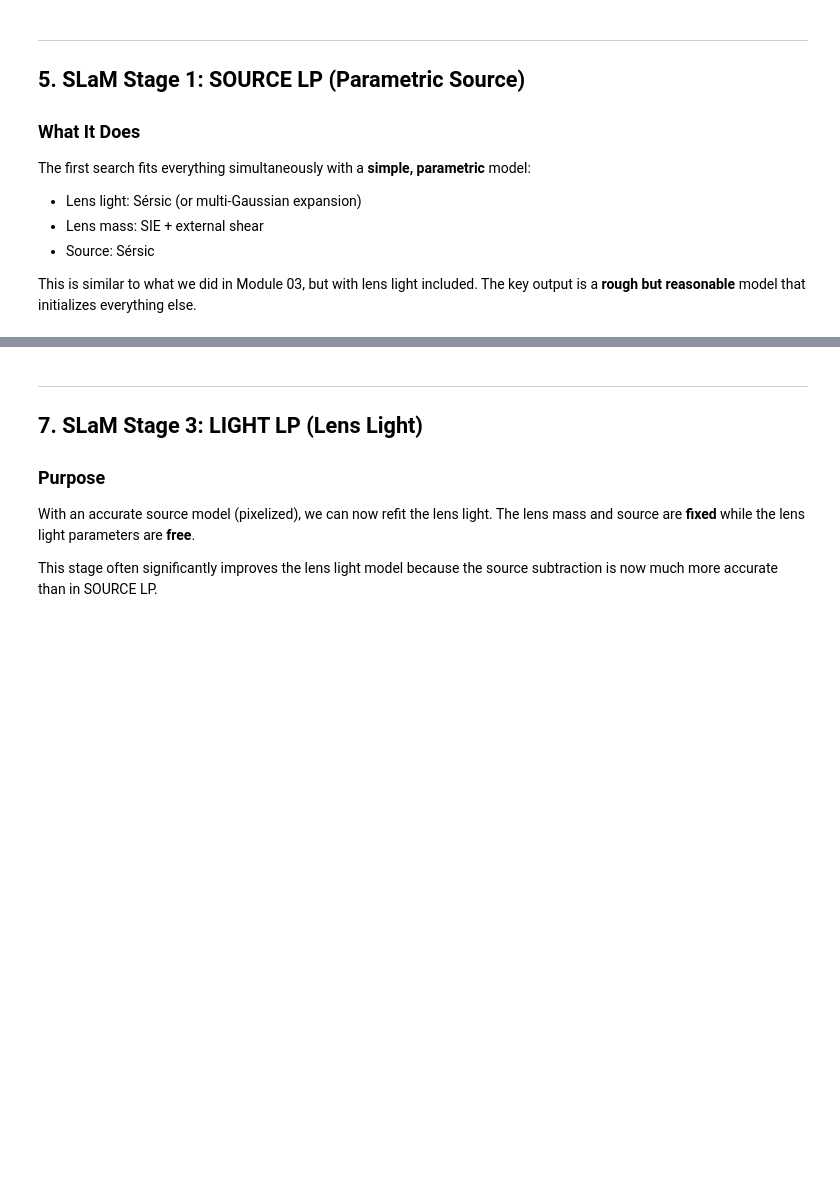
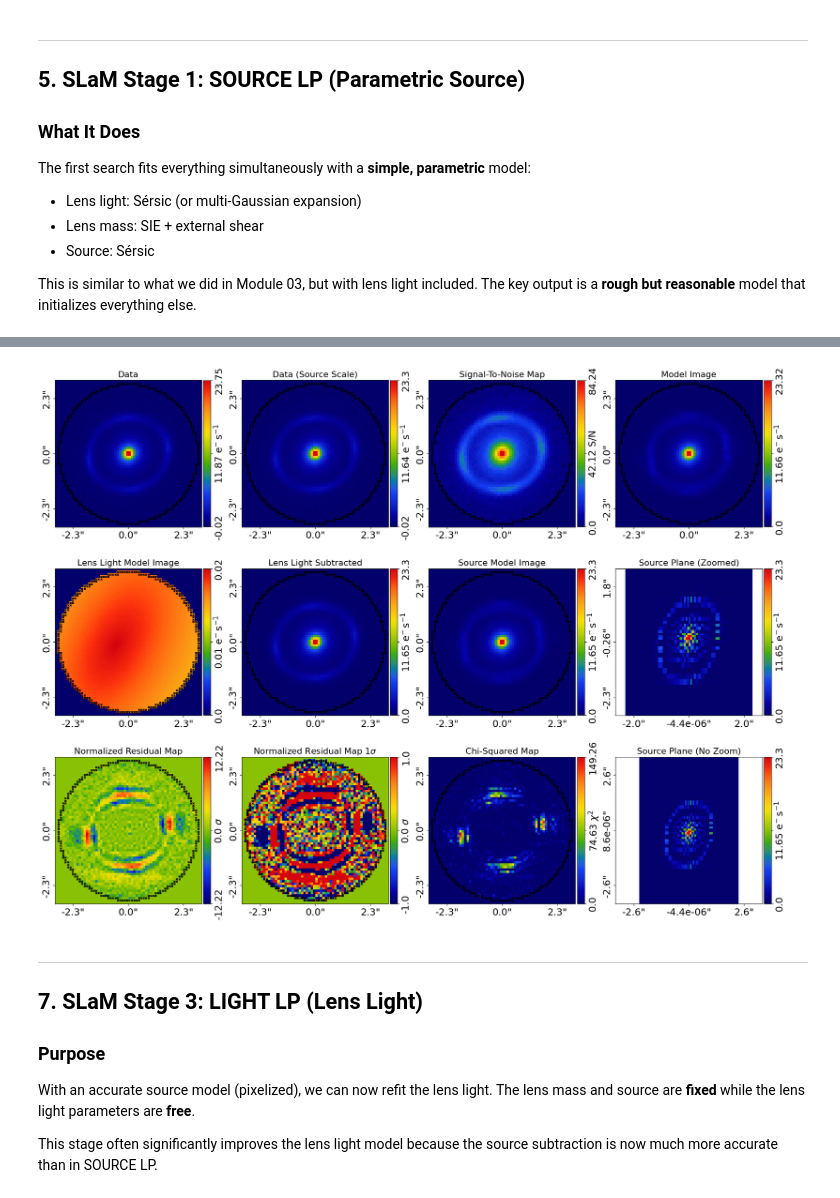
Before and after one commit to rodelcr/Learning_to_Autolens, a Jupyter notebook: Modules/04_Search_Chaining_SLaM/04_search_chaining_slam.ipynb, the cells around one changed output, grey strips where cells are left out. Drawn from its saved outputs; the diff is of its cells as text; code cells hidden in the pictures; blank space fills up the shorter version.

```diff
--- a/Modules/04_Search_Chaining_SLaM/04_search_chaining_slam.ipynb
+++ b/Modules/04_Search_Chaining_SLaM/04_search_chaining_slam.ipynb
@@ -516,33 +585,0 @@ else:
-# %%
-if not SLAM_AVAILABLE:
-    print("Skipping: SLaM module not available (v2026 API change).")
-    print("See Module 09 for the updated production SLaM pipeline.")
-else:
-    # ============================================================
-    # SLAM STAGE 2b: SOURCE PIX — SEARCH 2 (Refine)
-    # ============================================================
-    # Refines the pixelization using a Hilbert curve image mesh,
-    # which adaptively places more pixels where the source is
-    # brighter. This gives much better source reconstructions.
-    # ============================================================
-
-    analysis_pix_2 = al.AnalysisImaging(
-        dataset=dataset,
-        adapt_image_maker=al.AdaptImageMaker(result=source_pix_result_1),
-        settings_inversion=al.SettingsInversion(
-            image_mesh_min_mesh_pixels_per_pixel=3,
-            image_mesh_adapt_background_percent_threshold=0.1,
-        ),
-    )
-
-    source_pix_result_2 = source_pix.run_2(
-        settings_search=settings_search,
-        analysis=analysis_pix_2,
-        source_lp_result=source_lp_result,
-        source_pix_result_1=source_pix_result_1,
-        image_mesh=al.image_mesh.Hilbert,
-        mesh=al.mesh.Delaunay,
-        regularization=al.reg.AdaptSplit,
-    )
-
-    print("SOURCE PIX (search 2) complete.")
@@ -549,10 +622,9 @@ else:
 # %%
-if not SLAM_AVAILABLE:
-    print("Skipping: SLaM results not available.")
-else:
-    # Visualize the pixelized source reconstruction
-    fit_plotter = aplt.FitImagingPlotter(fit=source_pix_result_2.max_log_likelihood_fit)
-    fit_plotter.subplot_fit()
+# Visualize the pixelized source reconstruction
+fit_plotter = aplt.FitImagingPlotter(fit=source_pix_result_2.max_log_likelihood_fit)
+fit_plotter.subplot_fit()
+# %% [output]
+[figure, added]
 # %% [markdown]
 ---
 
```
Also changed, not shown: parts of 14 cells of this notebook, 1 other file.
